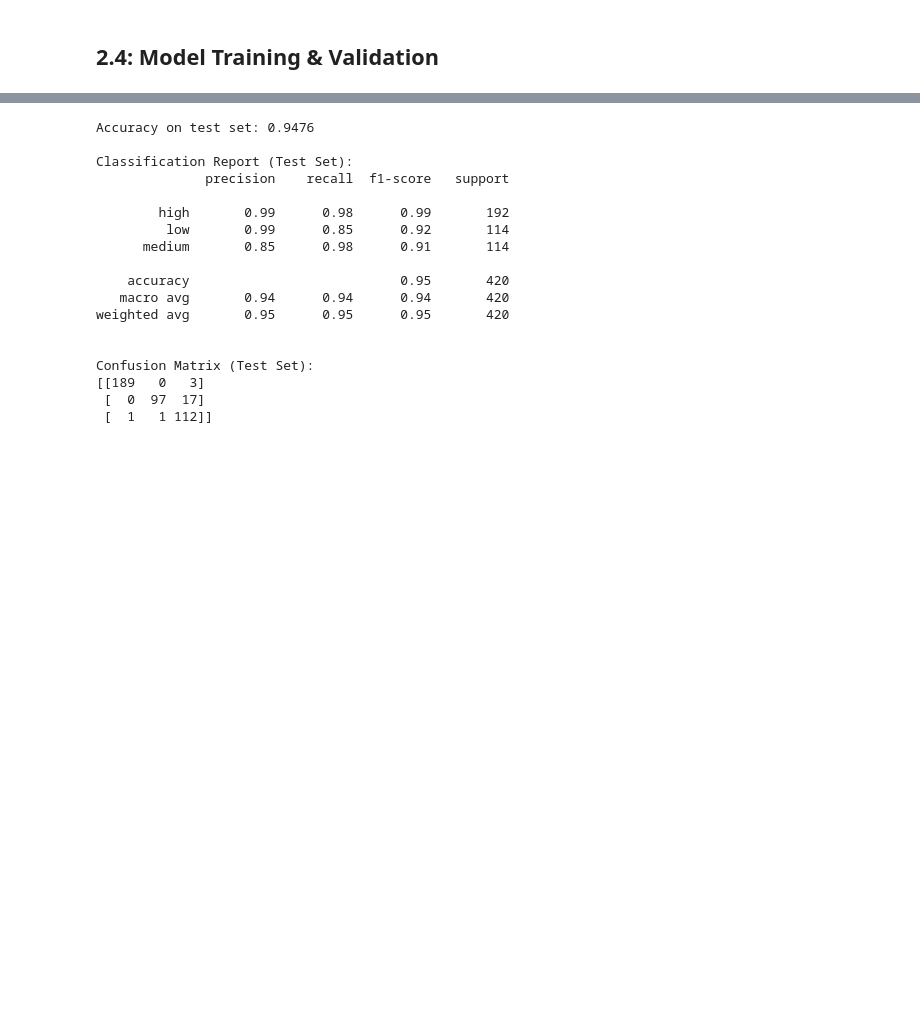
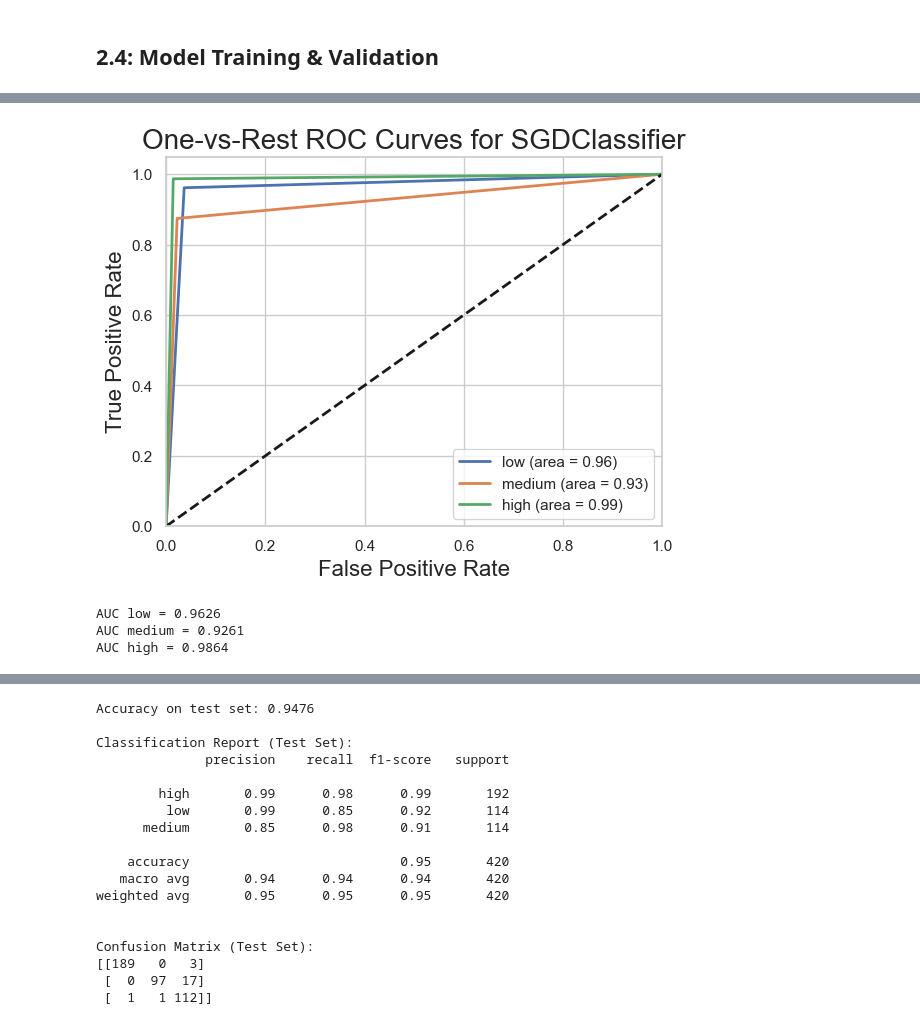
Before and after one commit to LiewZhengXian/UCCD2063-Assignment, a Jupyter notebook: LeeCH_AIT_Template_Original.ipynb, the cells around one changed output, grey strips where cells are left out. Cells and saved outputs as stored; diff of their text form; code cells hidden in the pictures; blank space fills up the shorter version.

```diff
--- a/LeeCH_AIT_Template_Original.ipynb
+++ b/LeeCH_AIT_Template_Original.ipynb
@@ -448,0 +549,26 @@ Confusion Matrix (Training Set):
+# %%
+# Plot ROC curve for each class
+for i in range(n_classes):
+    fpr, tpr, _ = roc_curve(y_train_bin[:, i], y_pred_cv_bin[:, i])
+    roc_auc = auc(fpr, tpr)
+    plt.plot(fpr, tpr, lw=2, label=f'{class_labels[i]} (area = {roc_auc:.2f})')
+
+plt.plot([0, 1], [0, 1], 'k--', lw=2)  # Diagonal line
+plt.xlim([0.0, 1.0])
+plt.ylim([0.0, 1.05])
+plt.xlabel('False Positive Rate', fontsize=16)
+plt.ylabel('True Positive Rate', fontsize=16)
+plt.title('One-vs-Rest ROC Curves for SGDClassifier', fontsize=20)
+plt.legend(loc="best")
+plt.show()
+# %% [output]
+[figure, added]
+# %%
+for i in range(n_classes):
+    fpr, tpr, _ = roc_curve(y_train_bin[:, i], y_pred_cv_bin[:, i])
+    roc_auc = auc(fpr, tpr)
+    print(f'AUC {class_labels[i]} = {roc_auc:.4f}')
+# %% [output]
+AUC low = 0.9626
+AUC medium = 0.9261
+AUC high = 0.9864
```
Also changed, not shown: parts of 15 cells of this notebook.
